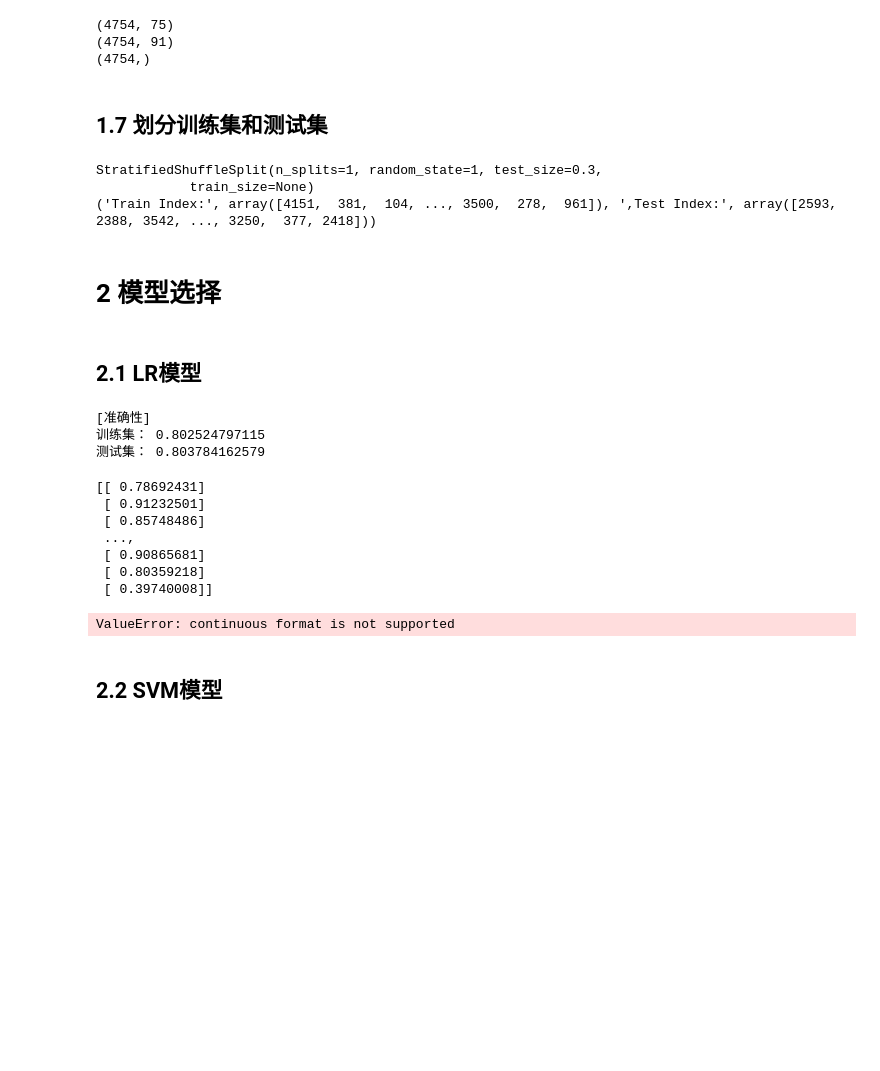
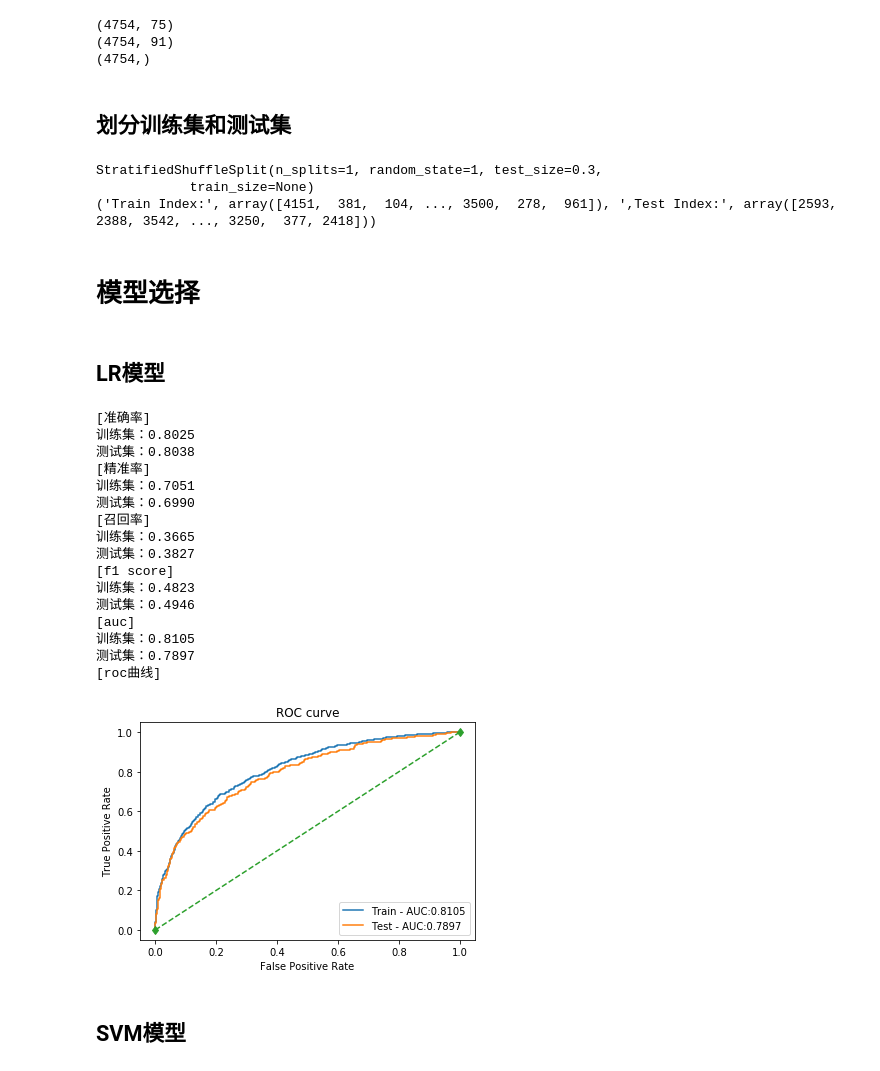
Before and after one commit to JepsonWong/Algorithm_Competition, a Jupyter notebook: 客户逾期分析/test.ipynb, the cells around one changed output. Cells and saved outputs as stored; diff of their text form; code cells hidden in the pictures; blank space fills up the shorter version.

Commit message:
metrics

```diff
--- a/客户逾期分析/test.ipynb
+++ b/客户逾期分析/test.ipynb
@@ -389,7 +340,7 @@ print y.shape
 (4754,)
 # %% [markdown]
 <a id='1.7'></a>
-## 1.7 划分训练集和测试集
+## 划分训练集和测试集
 # %%
 # 划分训练集测试集
 from sklearn.model_selection import train_test_split
@@ -413,7 +364,7 @@ StratifiedShuffleSplit(n_splits=1, random_state=1, test_size=0.3,
 ('Train Index:', array([4151,  381,  104, ..., 3500,  278,  961]), ',Test Index:', array([2593, 2388, 3542, ..., 3250,  377, 2418]))
 # %% [markdown]
 <a id='2'></a>
-# 2 模型选择
+# 模型选择
 # %% [markdown]
 <a id='2.1'></a>
-## 2.1 LR模型
+## LR模型
@@ -420,42 +407,36 @@ StratifiedShuffleSplit(n_splits=1, random_state=1, test_size=0.3,
 # %%
 from sklearn.linear_model import LogisticRegression
 from sklearn.model_selection import GridSearchCV
+
 lr = LogisticRegression()
 lr.fit(X_train, y_train)
 
-from sklearn.metrics import accuracy_score, f1_score
-
-# 准确性
+# 预测
 y_train_pred = lr.predict(X_train)
 y_test_pred = lr.predict(X_test)
-
-print '[准确性]'
-print '训练集：', accuracy_score(y_train, y_train_pred)
-print '测试集：', accuracy_score(y_test, y_test_pred)
+# 预测概率
+y_train_proba = lr.predict_proba(X_train)[:, 1]
+y_test_proba = lr.predict_proba(X_test)[:, 1]
+# 模型评估
+model_metrics(X_train, y_train, X_test, y_test, y_train_pred, y_test_pred, y_train_proba, y_test_proba)
 # %% [output]
-[准确性]
-训练集： 0.802524797115
-测试集： 0.803784162579
+[准确率]
+训练集：0.8025
+测试集：0.8038
+[精准率]
+训练集：0.7051
+测试集：0.6990
+[召回率]
+训练集：0.3665
+测试集：0.3827
+[f1 score]
+训练集：0.4823
+测试集：0.4946
+[auc]
+训练集：0.8105
+测试集：0.7897
+[roc曲线]
+[figure, added]
-# %%
-from sklearn import metrics
-
-# 准确性
-y_train_pred = lr.predict_proba(X_train)
-y_test_pred = lr.predict_proba(X_test)
-print y_test_pred[:,[0]]
-
-# auc
-test_auc = metrics.roc_auc_score(y_test_pred[:,[0]], y_test_pred) #验证集上的auc值
-print test_auc
-# %% [output]
-[[ 0.78692431]
- [ 0.91232501]
- [ 0.85748486]
- ...,
- [ 0.90865681]
- [ 0.80359218]
- [ 0.39740008]]
-ValueError: continuous format is not supported
 # %% [markdown]
 <a id='2.2'></a>
-## 2.2 SVM模型
+## SVM模型
```
Also changed, not shown: parts of 23 cells of this notebook, 5 other files.
